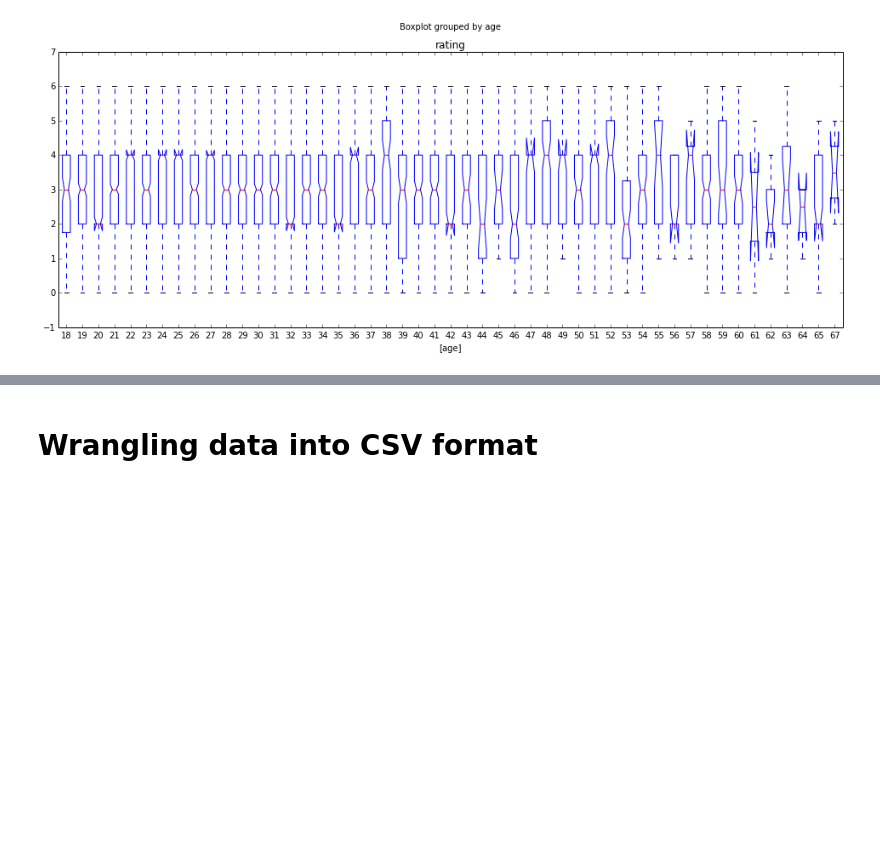
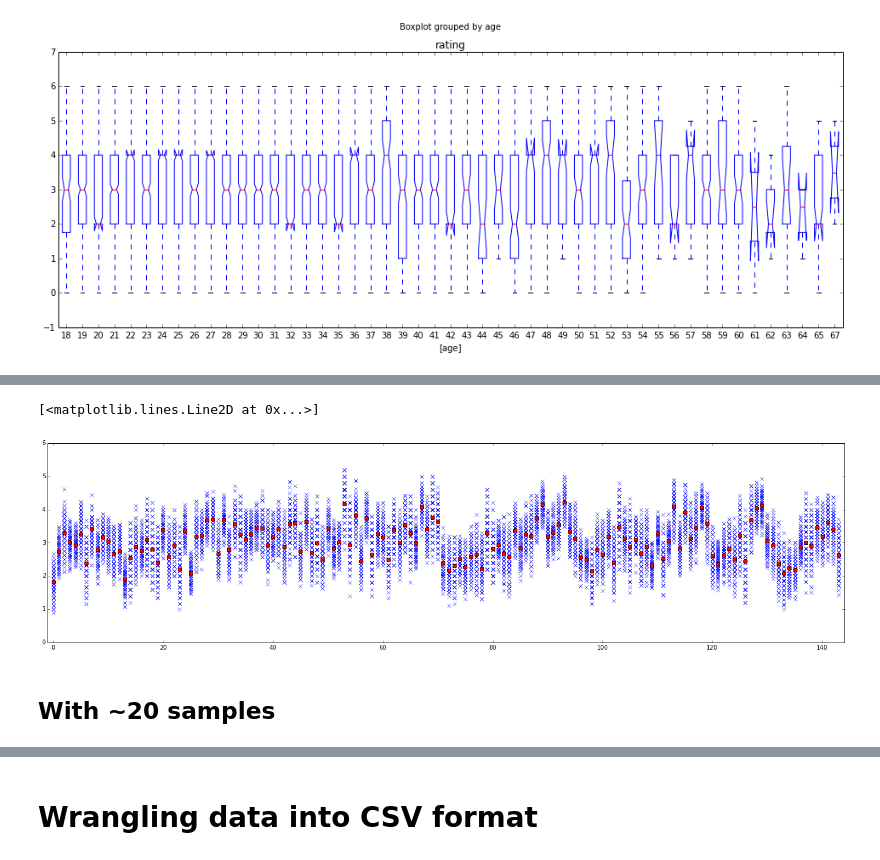
Before and after one commit to rhiever/AMT-tune-analysis, a Jupyter notebook: Tunes analysis.ipynb, the cells around one changed output, grey strips where cells are left out. Drawn from its saved outputs; the diff is of its cells as text; code cells hidden in the pictures; blank space fills up the shorter version.

```diff
--- a/Tunes analysis.ipynb
+++ b/Tunes analysis.ipynb
@@ -446,0 +524,21 @@ ylim(-1, 7)
+# %%
+tunes = []
+sampled = []
+actual = []
+
+for i, tune in enumerate(sorted(mean_ratings_per_tune)):
+    for sample in mean_ratings_per_tune[tune][0]:
+        tunes.append(i)
+        sampled.append(sample)
+        actual.append(mean_ratings_per_tune[tune][1])
+
+figure(figsize=(24, 6))
+xlim(-1, 144)
+ylim(0, 6)
+plot(tunes, sampled, "x")
+plot(tunes, actual, "ro")
+# %% [output]
+[<matplotlib.lines.Line2D at 0x...>]
+[figure, added]
+# %% [markdown]
+## With ~20 samples
```
Also changed, not shown: parts of 18 cells of this notebook.
